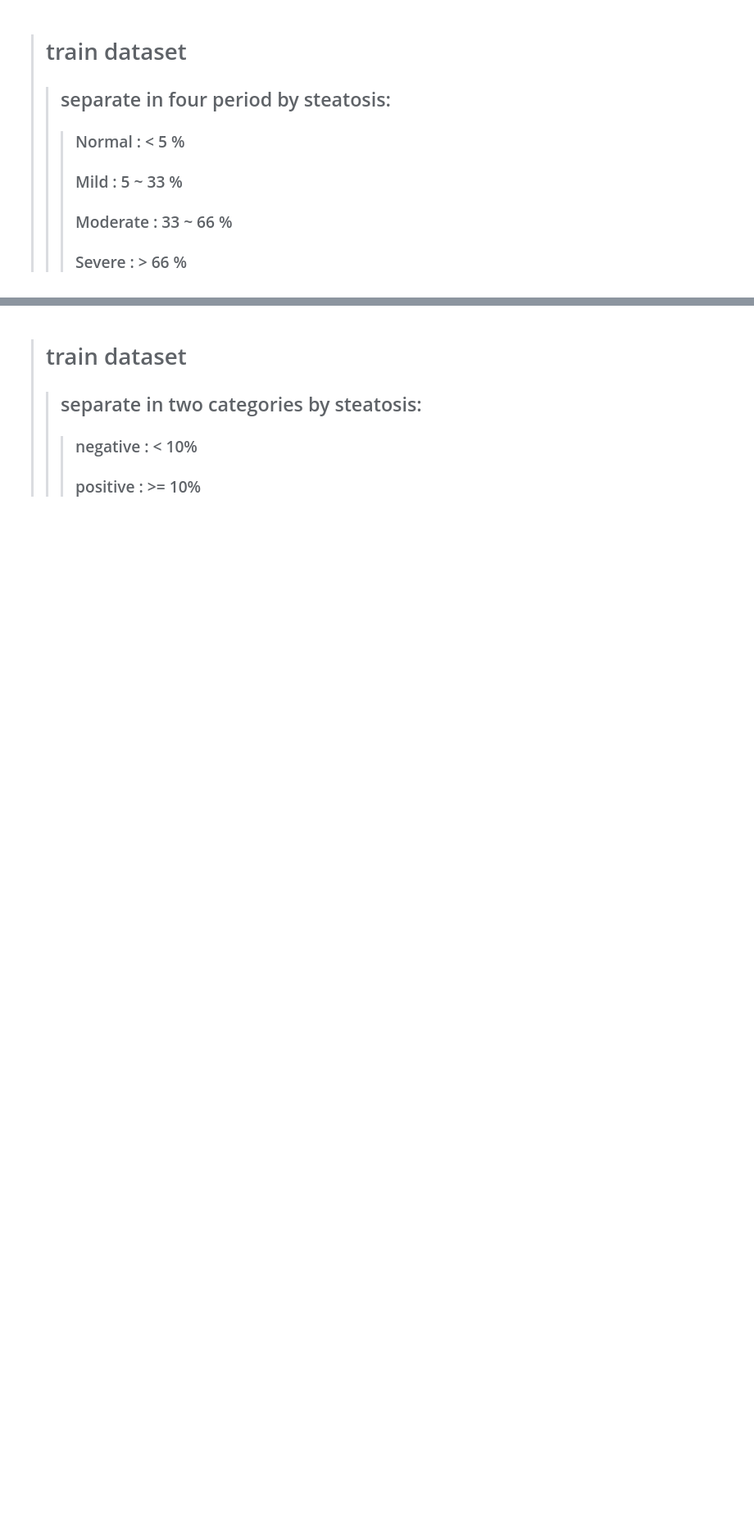
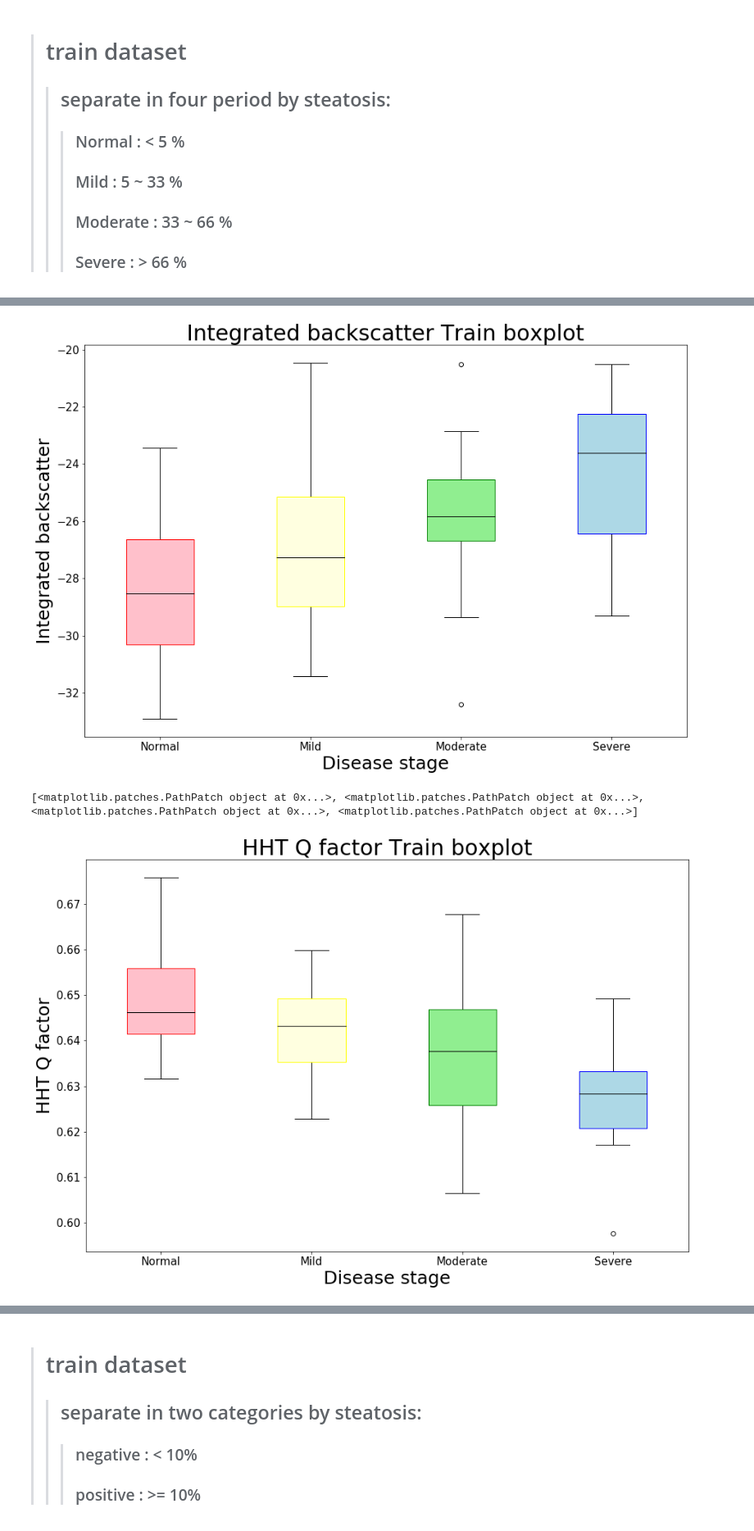
Before and after one commit to Lance0218/Fatty-liver-classifier, a Jupyter notebook: SVC/Box plot.ipynb, the cells around one changed output, grey strips where cells are left out. Shown at 82% size. Cells and saved outputs as stored; diff of their text form; code cells hidden in the pictures; blank space fills up the shorter version.

```diff
--- a/SVC/Box plot.ipynb
+++ b/SVC/Box plot.ipynb
@@ -49,19 +51,25 @@ y3 = np.asarray(y3)
 
 # def box_plot
 def box_plot(i):
-    trace0 = go.Box(y = y0[:, i], name = 'Normal', marker = dict(color = 'red'))
-    trace1 = go.Box(y = y1[:, i], name = 'Mild', marker = dict(color = 'yellow'))
-    trace2 = go.Box(y = y2[:, i], name = 'Moderate', marker = dict(color = 'green'))
-    trace3 = go.Box(y = y3[:, i], name = 'Severe', marker = dict(color = 'blue'))
-    layout=go.Layout(title = '{0}'.format(categories[i]),
-                     titlefont = {'size':'30'},
-                     xaxis = {'title':'Disease stage', 'titlefont':{'size':'20'}},
-                     yaxis = {'title':'Parameter value', 'titlefont':{'size':'20'}})
-    traces = [trace0, trace1, trace2, trace3]
-    fig = go.Figure(data=traces, layout=layout)
-    iplot(fig)
+    color_fc = ['pink', 'lightyellow', 'lightgreen', 'lightblue']
+    color_eg = ['red', 'yellow', 'green', 'blue']
+    plt.figure(figsize = (15, 10))
+    bplot = plt.boxplot(x = [y0[:,i],  y1[:, i], y2[:, i], y3[:, i]],
+                patch_artist = True,
+                medianprops = {'color':'black'})
+    for patch, color_fc, color_eg in zip(bplot['boxes'], color_fc, color_eg):
+        patch.set_facecolor(color_fc)
+        patch.set_edgecolor(color_eg)
+    plt.title('{0} Train boxplot'.format(categories[i]), size=30)
+    plt.xlabel('Disease stage', size = 25)
+    plt.ylabel('{0}'.format(categories[i]), size = 25)
+    plt.xticks(x, ['Normal', 'Mild', 'Moderate', 'Severe'], size = 15)
+    plt.yticks(size = 15)
+    plt.show()
+    print(bplot['boxes'])
 
 # plot
+x = np.arange(1,5)
 categories = ['Integrated backscatter', 'HHT Q factor', 'Homogeneity factor']
 for i in range(3):
     box_plot(i)
@@ -71,0 +77,3 @@ for i in range(3):
+[figure, added]
+[<matplotlib.patches.PathPatch object at 0x...>, <matplotlib.patches.PathPatch object at 0x...>, <matplotlib.patches.PathPatch object at 0x...>, <matplotlib.patches.PathPatch object at 0x...>]
+[figure, added]
```
Also changed, not shown: parts of 14 cells of this notebook, 1 other file.
